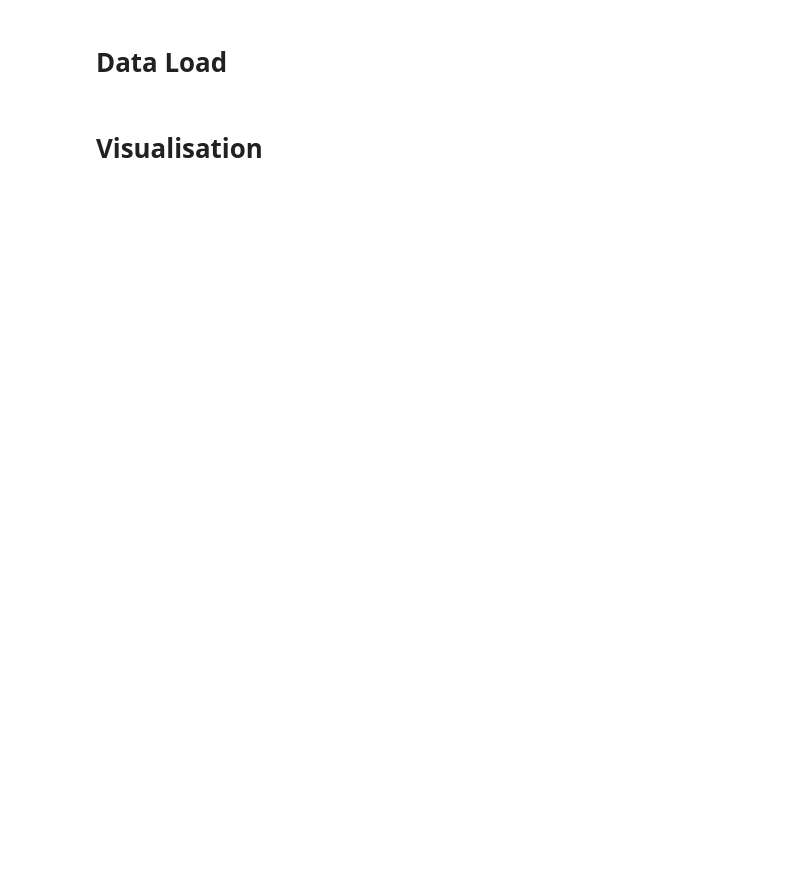
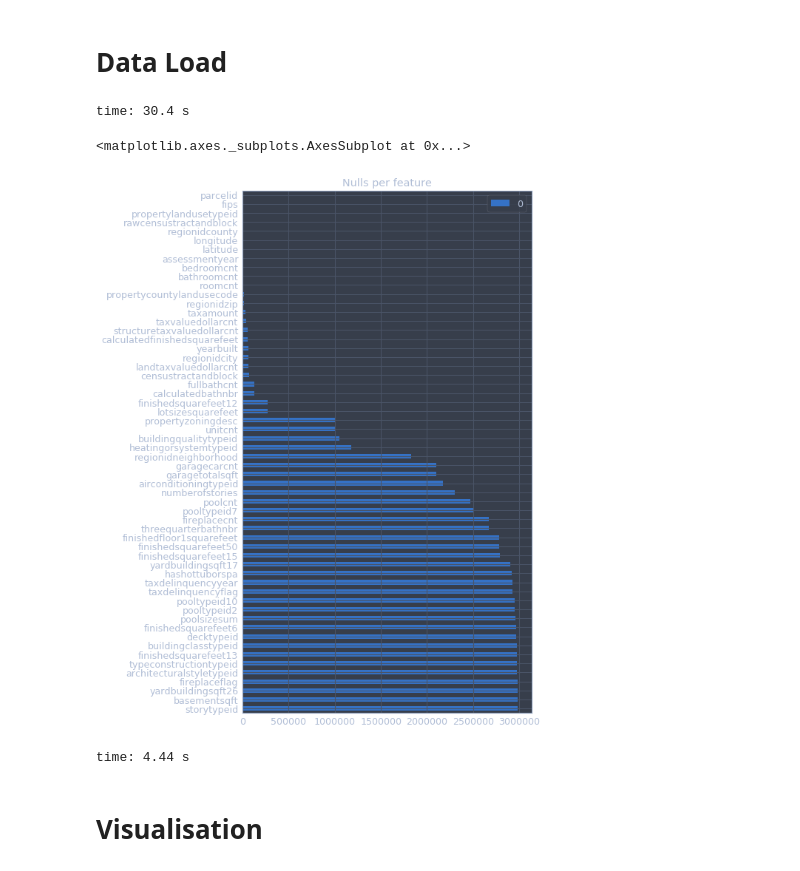
Before and after one commit to tudoriliuta/ZillowForecast, a Jupyter notebook: ZillowForecast.ipynb, the cells around one changed output. Cells and saved outputs as stored; diff of their text form; code cells hidden in the pictures; blank space fills up the shorter version.

```diff
--- a/ZillowForecast.ipynb
+++ b/ZillowForecast.ipynb
@@ -22,19 +34,26 @@ jtplot.style()
 # Data Load
 # %%
 # Load data
-properties_data = pd.read_csv('../Data/properties_2016.csv', low_memory=False)
+transactions = pd.read_csv('../Data/properties_2016.csv', low_memory=False)
 # Load train data
 train_data = pd.read_csv('../Data/train_2016_v2.csv')
 # Elements to be forecasted - this is the framework
 submission_sample = pd.read_csv('../Data/sample_submission.csv')
 # Load label description and feature documentation
 label_documentation = pd.read_csv('../Data/zillow_data_dictionary.csv', encoding='ISO8859_1')
-# Replace null values, identify duplicates.
-transactions = pd.merge(train_data, properties_data, how='left', on=['parcelid'])
+
 duplicate_records = train_data[train_data['parcelid'].duplicated()]['parcelid'].unique()
+# %% [output]
+time: 30.4 s
 # %%
 # Show how many nulls there are for each feature
-properties_data.isnull().sum().sort_values(ascending=False).to_frame().plot.barh(figsize=(7,13), title='Nulls per feature')
+nulls = transactions.isnull().sum().sort_values(ascending=False).to_frame()
+null_features = list(nulls[nulls[0] > 1200000].index) # Features which should be dropped due to having many nulls.
+nulls.plot.barh(figsize=(7,13), title='Nulls per feature')
+# %% [output]
+<matplotlib.axes._subplots.AxesSubplot at 0x...>
+[figure, added]
+time: 4.44 s
 # %% [markdown]
 # Visualisation
 # %%
```
Also changed, not shown: parts of 15 cells of this notebook.
